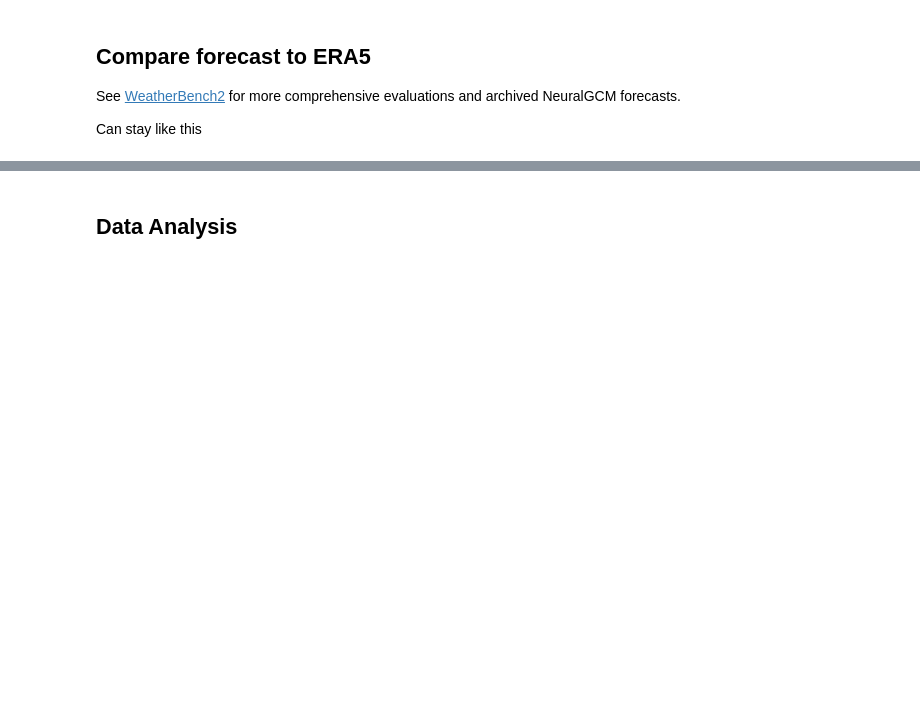
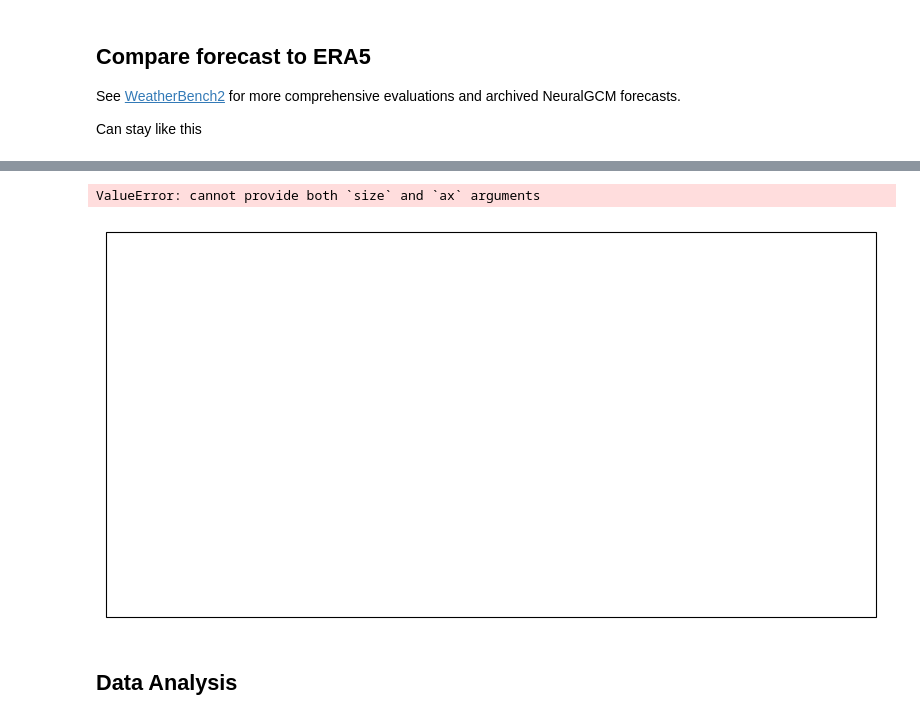
Before and after one commit to KathyBees/AI_Climate, a Jupyter notebook: drought_detection.ipynb, the cells around one changed output, grey strips where cells are left out. Cells and saved outputs as stored; diff of their text form; code cells hidden in the pictures; blank space fills up the shorter version.

```diff
--- a/drought_detection.ipynb
+++ b/drought_detection.ipynb
@@ -450,3 +375,33 @@ combined_ds.P_minus_E_cumulative.sel(level=500).plot(
+# %%
+# Define the plot
+import cartopy.crs as ccrs
+fig, ax = plt.subplots(subplot_kw={"projection": ccrs.PlateCarree()}, figsize=(10, 5))
+
+# Plot the data
+predictions_ds.P_minus_E_cumulative.sel(time=24).plot(
+    x='longitude',
+    y='latitude',
+    robust=True,
+    ax=ax,
+    transform=ccrs.PlateCarree(),
+    aspect=2,
+    size=2
+)
+
+# Add cartographic features
+ax.coastlines()
+ax.add_feature(cartopy.feature.BORDERS, linestyle=':')
+ax.add_feature(cartopy.feature.LAND, edgecolor='black', facecolor='lightgray', alpha=0.5)
+
+# Customize the title and labels
+ax.set_title("Cumulative P minus E at time=24", fontsize=12)
+ax.set_xlabel("Longitude")
+ax.set_ylabel("Latitude")
+
+plt.show()
+# %% [output]
+ValueError: cannot provide both `size` and `ax` arguments
+[figure, added]
 # %% [markdown]
 ## Data Analysis
 # %%
```
Also changed, not shown: parts of 24 cells of this notebook, 1 other file.
